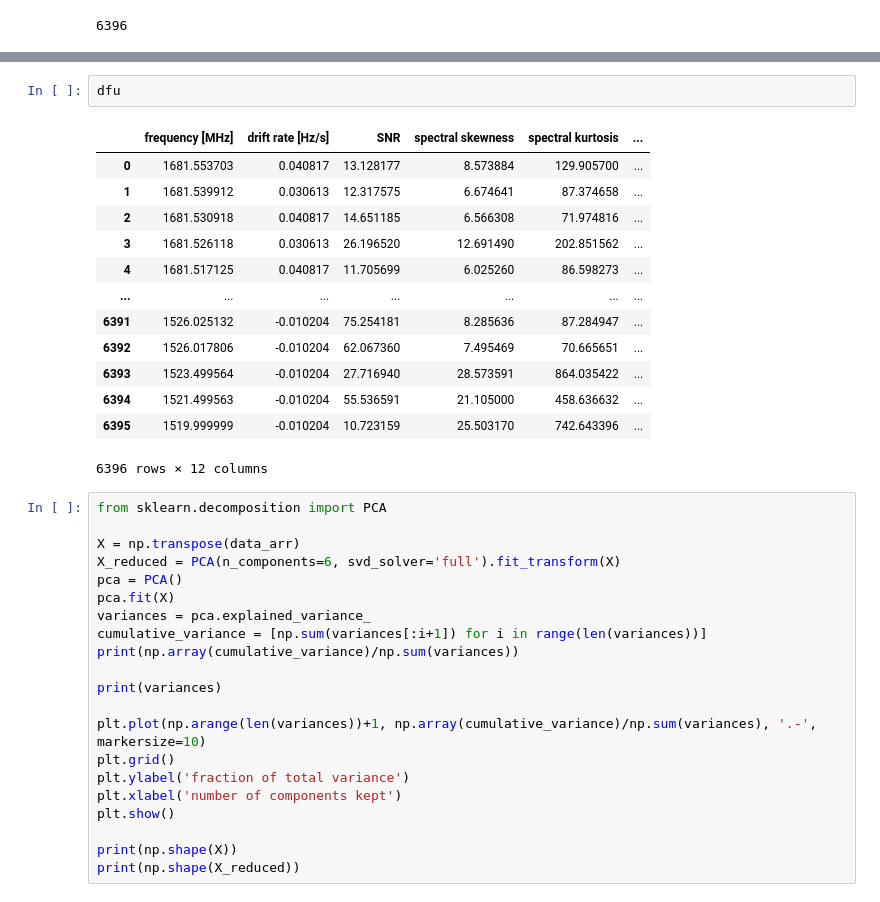
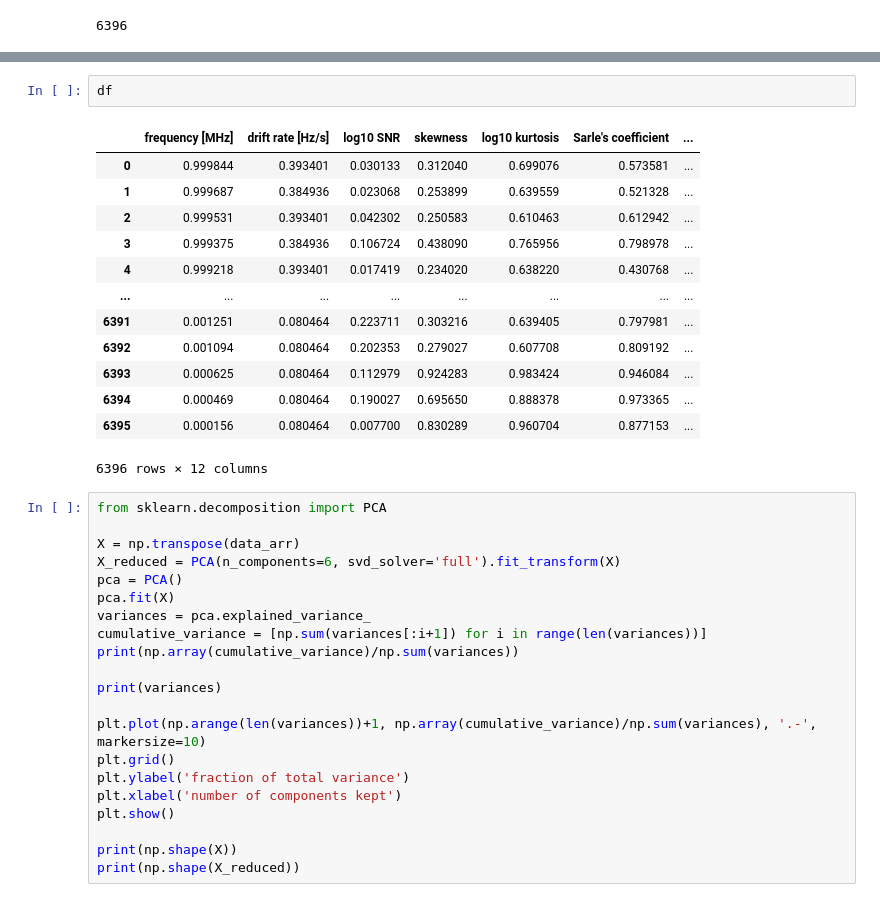
Before and after one commit to bjacobell/gbt-hdbscan, a Jupyter notebook: hdbscanning.ipynb, the cells around one changed output, grey strips where cells are left out. Saved outputs shown, nothing was run; the diff lists cells and outputs as text.

```diff
--- a/hdbscanning.ipynb
+++ b/hdbscanning.ipynb
@@ -175,19 +183,19 @@ dfu = pd.DataFrame(np.transpose(data_arr_unscaled),
-# %%
-dfu
-# %% [output]
-|  | frequency [MHz] | drift rate [Hz/s] | SNR | spectral skewness | spectral kurtosis | ... |
-| 0 | 1681.553703 | 0.040817 | 13.128177 | 8.573884 | 129.905700 | ... |
-| 1 | 1681.539912 | 0.030613 | 12.317575 | 6.674641 | 87.374658 | ... |
-| 2 | 1681.530918 | 0.040817 | 14.651185 | 6.566308 | 71.974816 | ... |
-| 3 | 1681.526118 | 0.030613 | 26.196520 | 12.691490 | 202.851562 | ... |
-| 4 | 1681.517125 | 0.040817 | 11.705699 | 6.025260 | 86.598273 | ... |
-| ... | ... | ... | ... | ... | ... | ... |
-| 6391 | 1526.025132 | -0.010204 | 75.254181 | 8.285636 | 87.284947 | ... |
-| 6392 | 1526.017806 | -0.010204 | 62.067360 | 7.495469 | 70.665651 | ... |
-| 6393 | 1523.499564 | -0.010204 | 27.716940 | 28.573591 | 864.035422 | ... |
-| 6394 | 1521.499563 | -0.010204 | 55.536591 | 21.105000 | 458.636632 | ... |
-| 6395 | 1519.999999 | -0.010204 | 10.723159 | 25.503170 | 742.643396 | ... |
-6396 rows × 12 columns
+# %%
+df
+# %% [output]
+|  | frequency [MHz] | drift rate [Hz/s] | log10 SNR | skewness | log10 kurtosis | Sarle's coefficient | ... |
+| 0 | 0.999844 | 0.393401 | 0.030133 | 0.312040 | 0.699076 | 0.573581 | ... |
+| 1 | 0.999687 | 0.384936 | 0.023068 | 0.253899 | 0.639559 | 0.521328 | ... |
+| 2 | 0.999531 | 0.393401 | 0.042302 | 0.250583 | 0.610463 | 0.612942 | ... |
+| 3 | 0.999375 | 0.384936 | 0.106724 | 0.438090 | 0.765956 | 0.798978 | ... |
+| 4 | 0.999218 | 0.393401 | 0.017419 | 0.234020 | 0.638220 | 0.430768 | ... |
+| ... | ... | ... | ... | ... | ... | ... | ... |
+| 6391 | 0.001251 | 0.080464 | 0.223711 | 0.303216 | 0.639405 | 0.797981 | ... |
+| 6392 | 0.001094 | 0.080464 | 0.202353 | 0.279027 | 0.607708 | 0.809192 | ... |
+| 6393 | 0.000625 | 0.080464 | 0.112979 | 0.924283 | 0.983424 | 0.946084 | ... |
+| 6394 | 0.000469 | 0.080464 | 0.190027 | 0.695650 | 0.888378 | 0.973365 | ... |
+| 6395 | 0.000156 | 0.080464 | 0.007700 | 0.830289 | 0.960704 | 0.877153 | ... |
+6396 rows × 12 columns
 # %%
 from sklearn.decomposition import PCA
 
```
Also changed, not shown: parts of 12 cells of this notebook, 5 other files.
